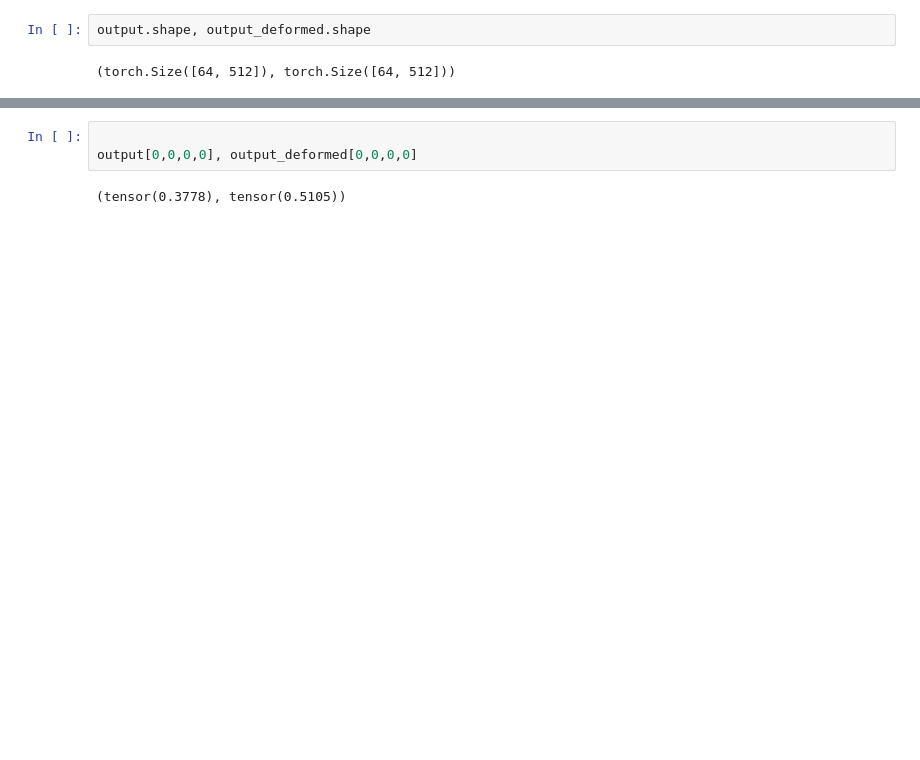
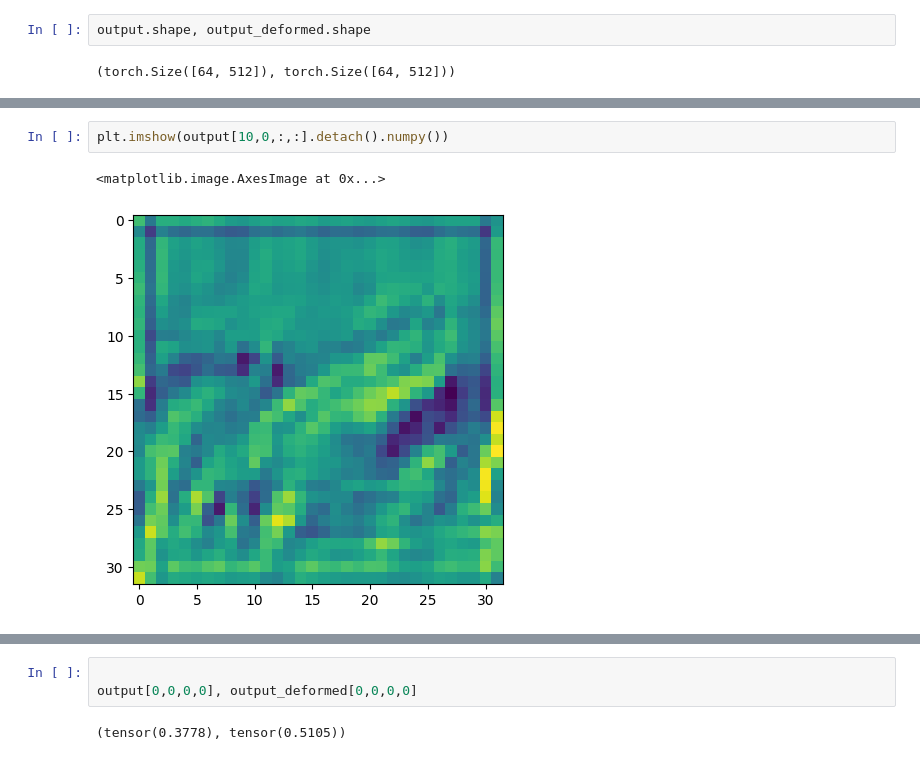
Before and after one commit to Factral/privacy-permutation, a Jupyter notebook: experiments/classifcation/no_privacy.ipynb, the cells around one changed output, grey strips where cells are left out. Cells and saved outputs as stored; diff of their text form; blank space fills up the shorter version.

```diff
--- a/experiments/classifcation/no_privacy.ipynb
+++ b/experiments/classifcation/no_privacy.ipynb
@@ -140,0 +172,5 @@ IndexError: index 1 is out of bounds for dimension 2 with size 1
+# %%
+plt.imshow(output[10,0,:,:].detach().numpy())
+# %% [output]
+<matplotlib.image.AxesImage at 0x...>
+[figure, added]
```
Also changed, not shown: parts of 10 cells of this notebook, 5 other files.
